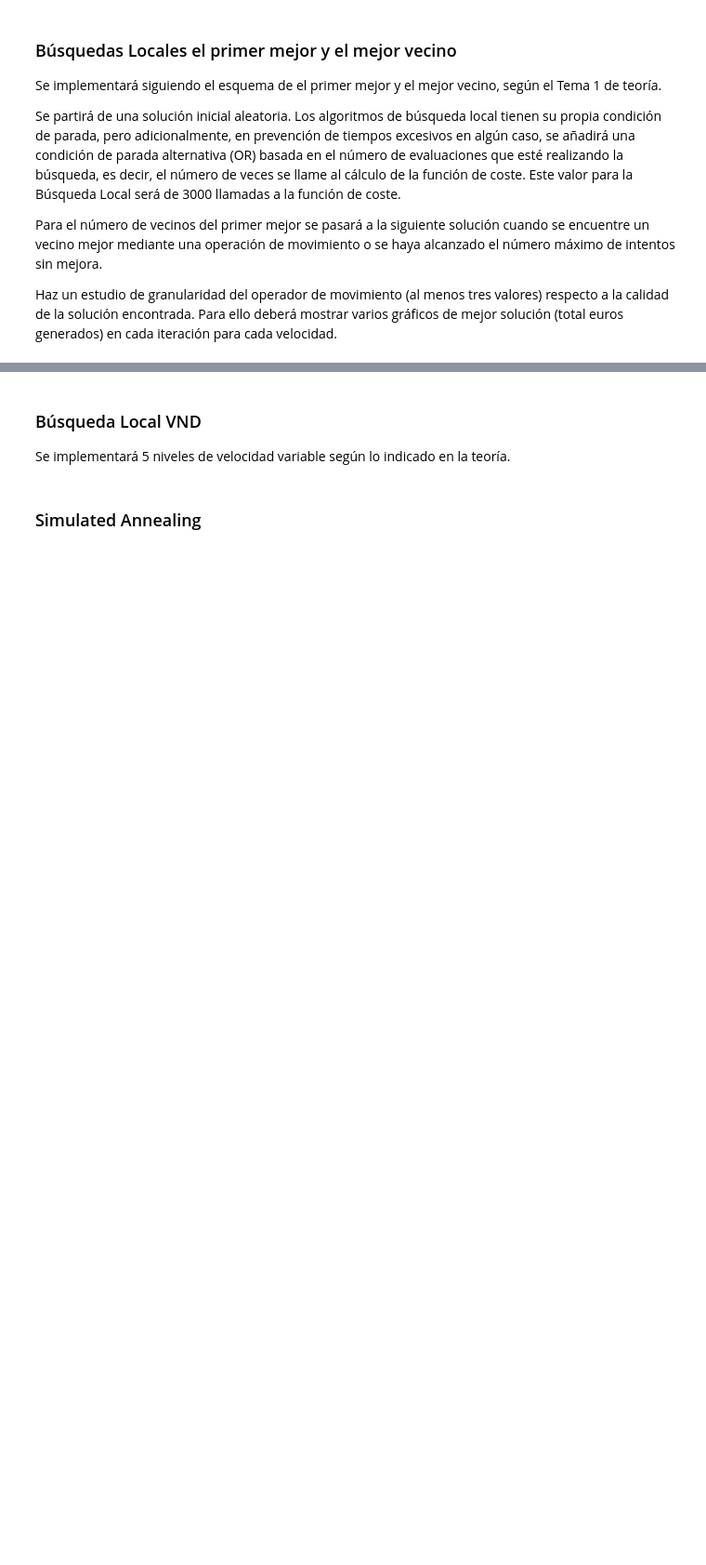
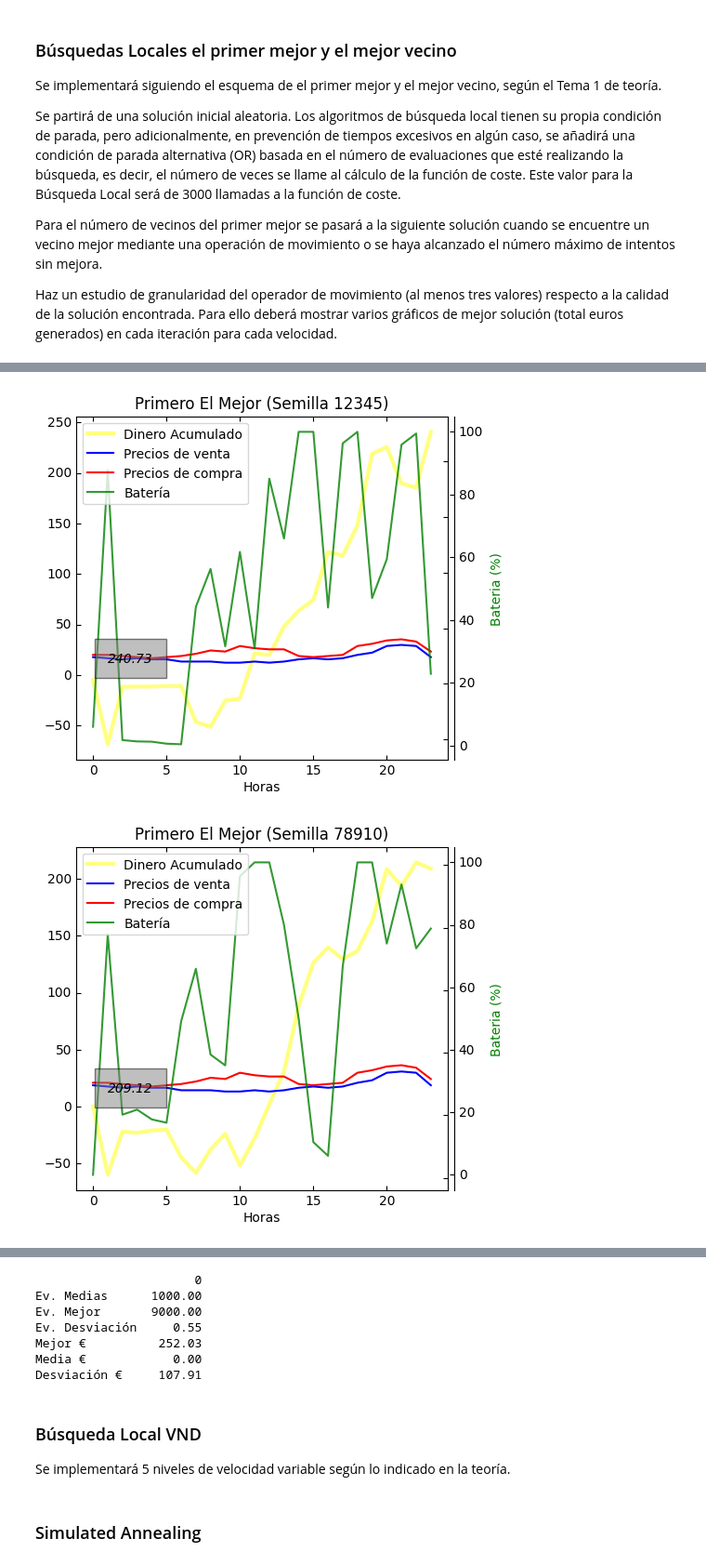
Before and after one commit to GrunCrow/Optimization_Solar_Plant, a Jupyter notebook: 1_Environments_and_Trajectories/notebook.ipynb, the cells around one changed output, grey strips where cells are left out. Shown at 93% size. Saved outputs shown, nothing was run; the diff lists cells and outputs as text; code cells hidden in the pictures; blank space fills up the shorter version.

```diff
--- a/1_Environments_and_Trajectories/notebook.ipynb
+++ b/1_Environments_and_Trajectories/notebook.ipynb
@@ -55,17 +55,24 @@ El precio se expresa en cents/kWh
 # %%
 # precio[0] = precios de compra
 precio_compra_problema1 = [26, 26, 25, 24,23,24,25,27,30,29,34,32,31,31,25,24,25,26,34,36,39,40,38,29]
+precio_compra_problema2= [7,7,50,25,11,26,48,45,10,14,42,14,42,22,40,34,21,31,29,34,11,37,8,50]
 
 # precio[1] = precios de venta
 precio_venta_problema1 = [24, 23, 22, 23,22,22,20,20,20,19,19,20,19,20,22,23,22,23,26,28,34,35,34,24] # 21 = max
+precio_venta_problema2= [1,3,21,1,10,7,44,35,4,1,23,12,30,7,30,4,9,10,6,9,8,27,7,10]
 
 precio_problema1 = [precio_compra_problema1, precio_venta_problema1]
+precio_problema2 = [precio_compra_problema2, precio_venta_problema2]
+
+precio = precio_problema1
 # %% [markdown]
 ### Radiacion
 Radiacion en Wh/m2
 # %%
 # radiacion W/h en m2
 radiacion_problema1 = [0, 0, 0, 0, 0, 0, 0, 0, 100, 313, 500, 661, 786, 419, 865, 230, 239, 715, 634, 468, 285, 96, 0, 0]
+radiacion_problema2 = [274, 345, 605, 810, 252, 56, 964, 98, 77, 816, 68, 261, 841, 897, 75, 489, 833, 96, 117, 956, 970, 255, 74, 926]
+radiacion = radiacion_problema1
 # %% [markdown]
 ### Horas
 # %%
@@ -81,3 +90,9 @@ bateria_maxima = 300 # kw                           # * 1000     # kW * 1000 = W
+# %%
+greedy_name = "Greedy"
+busqueda_aleatoria_name = "Búsqueda Aleatoria"
+primero_mejor_name = "Primero El Mejor"
+busqueda_local_vnd_name = "Búsqueda Local VND"
+enfriamiento_simulado_name = "Simulated Annealing"
 # %% [markdown]
 El resultado esperado es la cantidad en euros conseguida en el día, calculada como el precio por kWh vendidos en esa Hora. Dado que lo que podamos vender dependerá de la carga de la batería en dicho momento no se puede saber de antemano el resultado, por lo que el resultado será calculado mediante una simulación usando los precios y radiación. La simulación interpretará las instrucciones en la solución actual a evaluar calculando cada hora la carga de la batería y la cantidad en euros, que puede ser negativa.
 # %% [markdown]
@@ -651,0 +666,12 @@ TypeError: funcion_evaluacion() missing 2 required positional arguments: 'radiac
+# %%
+max_evaluaciones=3000
+max_intentos_sin_mejora=1000
+
+parametros = [max_evaluaciones, max_intentos_sin_mejora]
+
+algorithm_name = primero_mejor_name
+
+evaluar_algoritmo(algorithm_name, parametros)
+# %% [output]
+[figure, added]
+[figure, added]
@@ -651,0 +681,7 @@ TypeError: funcion_evaluacion() missing 2 required positional arguments: 'radiac
+                      0
+Ev. Medias      1000.00
+Ev. Mejor       9000.00
+Ev. Desviación     0.55
+Mejor €          252.03
+Media €            0.00
+Desviación €     107.91
```
Also changed, not shown: parts of 23 cells of this notebook.
